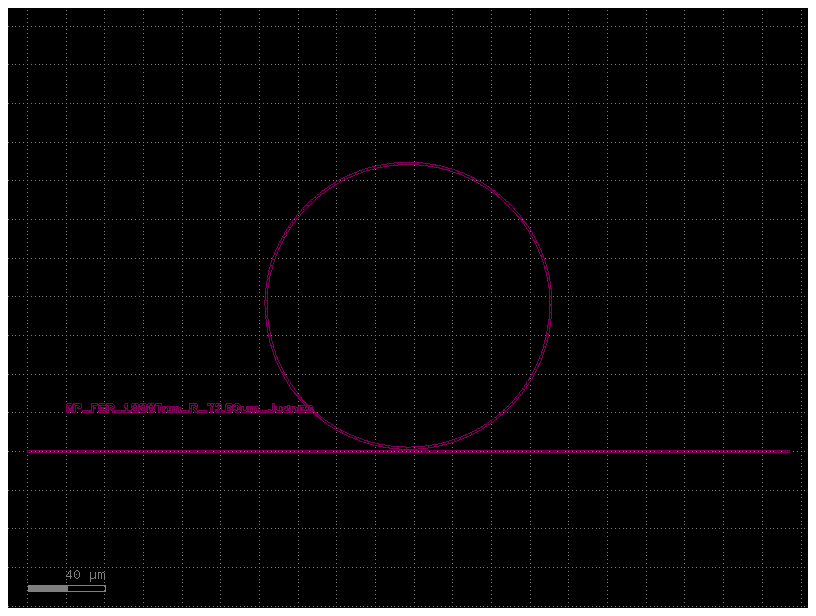
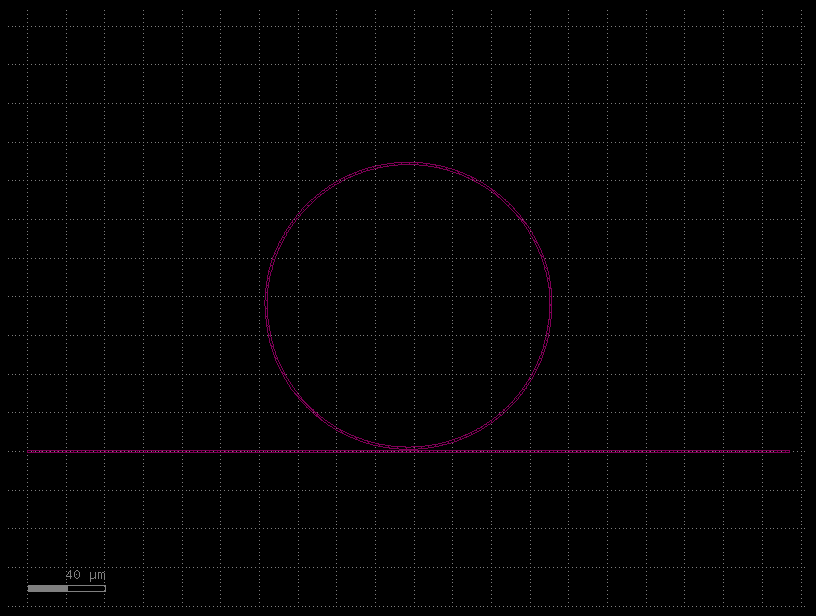
Code edit (unified diff) that turned the first committed figure into the second:
--- before
+++ after
@@ -70,16 +70,16 @@
     #################################################
 
-    # Create text
-    text = gf.components.text(
-        text=f"AP_FSR_{new_FSR:.4f}nm_R_{new_R:.2f}um_Juanes",
-        size=5,          # height in microns
-        layer=layer
-    )
-
-    # Add to layout
-    text_ref = c.add_ref(text)
-
-    # Move it if needed
-    text_ref.move((RR_pos[0] + 20, RR_pos[1] + 20))
+    # # Create text
+    # text = gf.components.text(
+    #     text=f"AP_FSR_{new_FSR:.4f}nm_R_{new_R:.2f}um_Juanes",
+    #     size=5,          # height in microns
+    #     layer=layer
+    # )
+    #
+    # # Add to layout
+    # text_ref = c.add_ref(text)
+    #
+    # # Move it if needed
+    # text_ref.move((RR_pos[0] + 20, RR_pos[1] + 20))
 
 

Commit: c